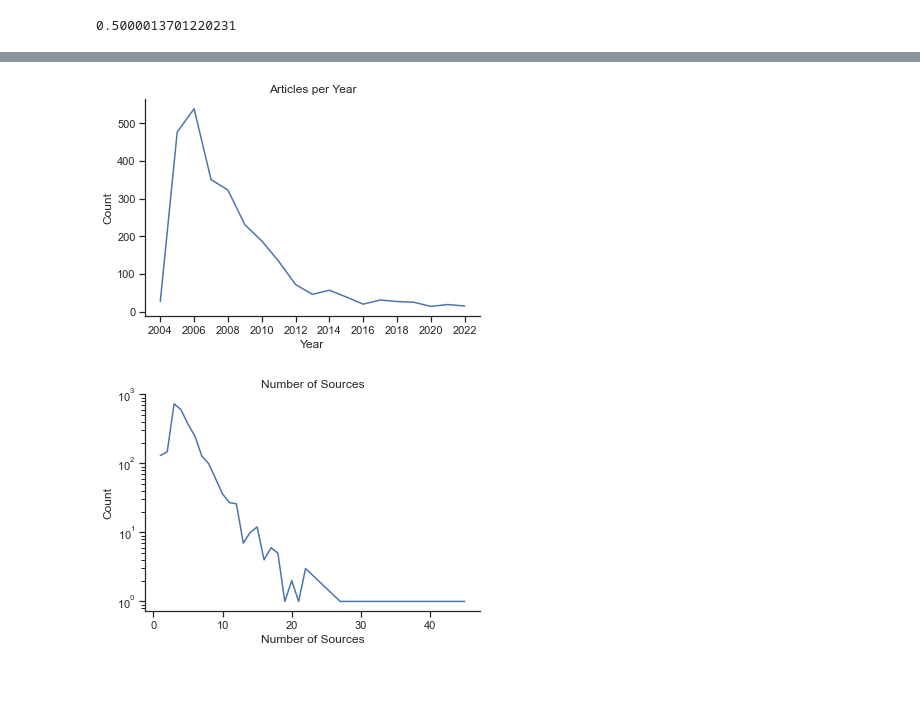
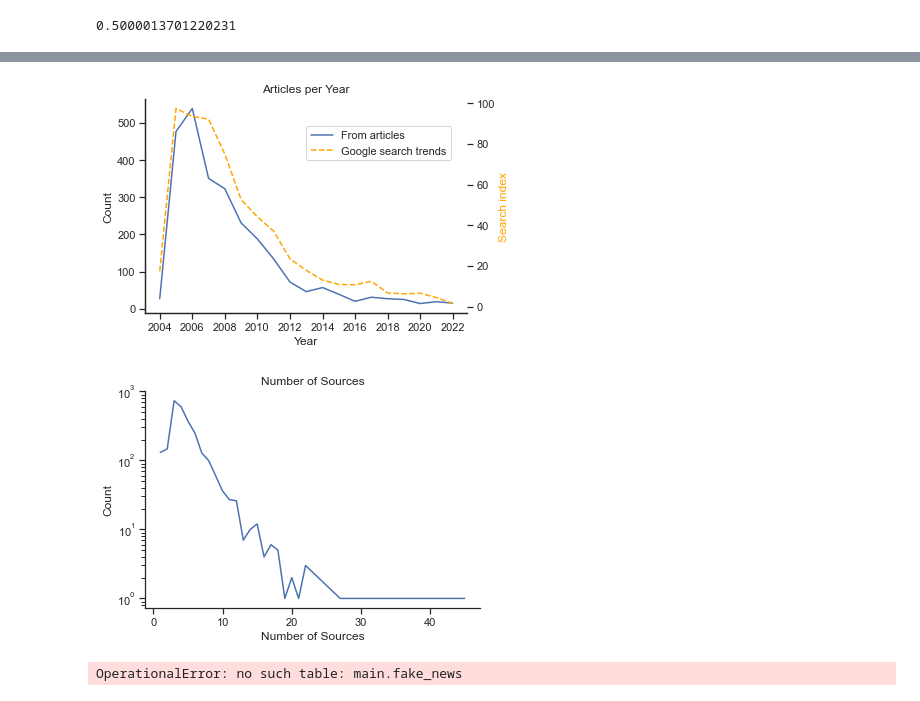
Before and after one commit to JakobSchauser/MLandData, a Jupyter notebook: DataScience/Final Project/final_project_subtask1.ipynb, the cells around one changed output, grey strips where cells are left out. Saved outputs shown, nothing was run; the diff lists cells and outputs as text; code cells hidden in the pictures.

```diff
--- a/DataScience/Final Project/final_project_subtask1.ipynb
+++ b/DataScience/Final Project/final_project_subtask1.ipynb
@@ -63,0 +147,5 @@ Test.to_csv("test_data.csv")
+# %%
+# comm = "CREATE VIEW modeling AS SELECT title FROM wikinews WHERE title
+comm = "SELECT * FROM modeling2"
+for row in cur.execute(comm):
+    print(row)
@@ -63,0 +154,9 @@ Test.to_csv("test_data.csv")
+# %%
+search = pd.read_csv("wikinews_search_trend.csv", skiprows=2)
+search["Month"] = [s[:4] for s in search["Month"]]
+
+years = np.unique(search["Month"])
+
+ys = [sum(search["Wikinews: (Worldwide)"][search["Month"] == y]) for y in years]
+
+plt.plot(ys)
@@ -64,49 +166,54 @@ Test.to_csv("test_data.csv")
 # %%
-import matplotlib.pyplot as plt
-import seaborn as sns
-sns.set(style = "ticks")
 
 con = sqlite3.connect('wikinews.db')
 
+
+
 # wikinews.to_sql("wikinews", con)
 
-# cur = con.cursor()
+cur = con.cursor()
 
 ns, dates = [], []
 
 for row in cur.execute('SELECT COUNT(Title), SUBSTRING(Date, -6, 4) FROM wikinews GROUP BY SUBSTRING(Date, -6, 4) ORDER BY SUBSTRING(Date, -6, 4) asc'):
     n, date = row
     try:
         dates.append(int(date))
         ns.append(n)
     except:
         pass
 
+fig, ax = plt.subplots()
+ax.plot(dates, ns, label = "From articles")
+ax.set_xticks([2004 + i*2 for i in range(10)])
+# ax.title("")
+ax.set_xlabel("Year")
+ax.set_ylabel("Count")
+ax.set_title("Articles per Year")
 
-plt.plot(dates, ns)
-plt.xticks([2004 + i*2 for i in range(10)])
+ax2 = ax.twinx()
+ax2.plot(dates,np.array(ys)/6.5, label = "Google search trends",ls = '--',color = "orange")
+ax2.set_ylabel("Search index",color = "orange")
+fig.legend(loc = (0.5,0.7))
 sns.despine()
-# plt.title("")
-plt.xlabel("Year")
-plt.ylabel("Count")
-plt.title("Articles per Year")
+fig.tight_layout()
 plt.show()
 
 counts, sources = [], []
 for row in cur.execute("SELECT count(*), length(Sources) - length(replace(Sources, 'xa0', 'xa')) + 1 FROM wikinews GROUP BY length(Sources) - length(replace(Sources, 'xa0', 'xa'))"):
     c,s = row
 
     counts.append(c)
     sources.append(s)
     # print(row)
 
 plt.plot(sources,counts)
 sns.despine()
 plt.xlabel("Number of Sources")
 plt.ylabel("Count")
 plt.yscale("log")
 plt.title("Number of Sources")
 plt.show()
 # %% [output]
-[figure, old version]
+[figure, new version]
 [figure]
@@ -112,0 +245,4 @@ plt.show()
+# %%
+cur.execute("SELECT * FROM modelingOuter")
+# %% [output]
+OperationalError: no such table: main.fake_news
```
Also changed, not shown: parts of 11 cells of this notebook, 4 other files.
